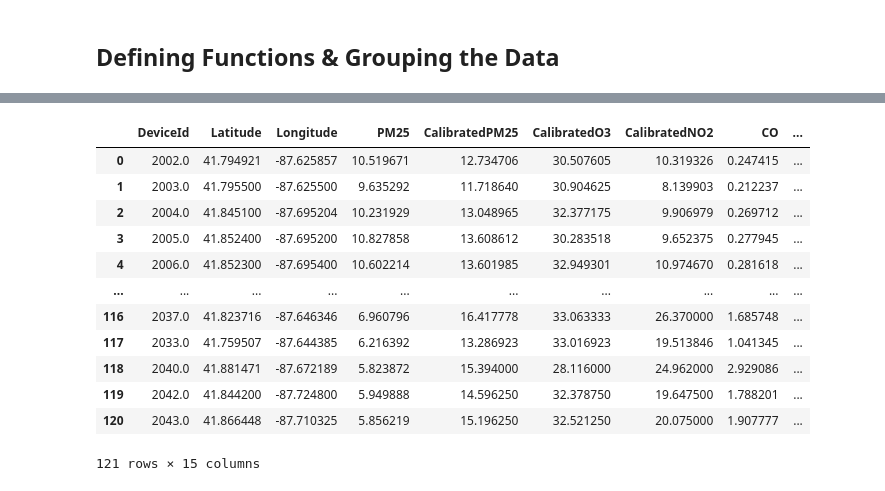
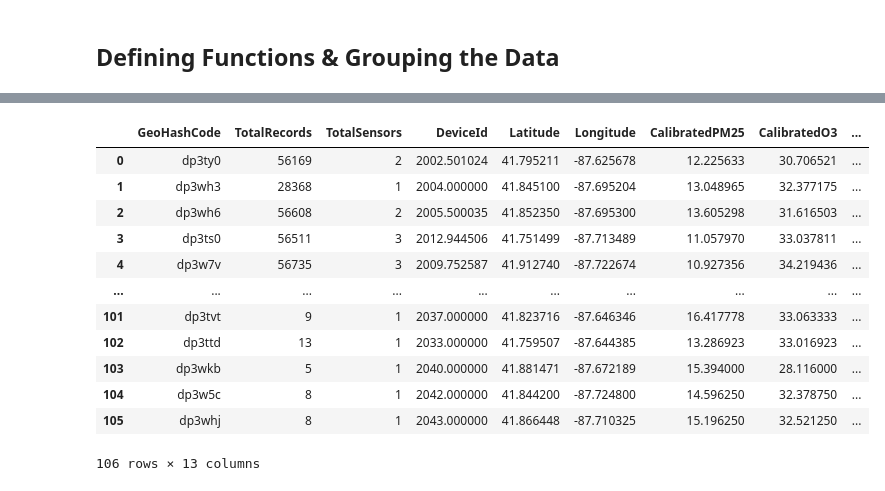
Before and after one commit to Dr-Isam-ALJAWARNEH/fds-project-geodevelopers, a Jupyter notebook: Minimum_Spanning_Tree_for_Optimizing_Pollution_Monitoring_Networks.ipynb, the cells around one changed output, grey strips where cells are left out. Drawn from its saved outputs; the diff is of its cells as text; code cells hidden in the pictures.

```diff
--- a/Minimum_Spanning_Tree_for_Optimizing_Pollution_Monitoring_Networks.ipynb
+++ b/Minimum_Spanning_Tree_for_Optimizing_Pollution_Monitoring_Networks.ipynb
@@ -245,8 +243,8 @@ See the caveats in the documentation: https://pandas.pydata.org/pandas-docs/stab
 # Min-Max Normalization
 pollution_columns = ['CalibratedPM25', 'CalibratedO3', 'CalibratedNO2']
 for col in pollution_columns:
-   Chicago_df[f'Normalized{col}'] = (Chicago_df[col] - Chicago_df[col].min()) / (Chicago_df[col].max() - Chicago_df[col].min())
+   Chicago_df.loc[:, f'Normalized{col}'] = (Chicago_df[col] - Chicago_df[col].min()) / (Chicago_df[col].max() - Chicago_df[col].min())
 # Combine normalized values into a pollution index
-Chicago_df['TotalNormalizedPollution'] = Chicago_df[[f'Normalized{col}' for col in pollution_columns]].sum(axis=1)
+Chicago_df.loc[:, 'TotalNormalizedPollution'] = Chicago_df[[f'Normalized{col}' for col in pollution_columns]].sum(axis=1)
 Chicago_df
 # %% [output]
@@ -289,13 +267,13 @@ See the caveats in the documentation: https://pandas.pydata.org/pandas-docs/stab
 def group_and_average(df_table, group_column):
    result_rows = []
    unique_values = df_table[group_column].dropna().unique()
-
    for val in unique_values:
        group_df_table = df_table[df_table[group_column] == val]
        avg_values = group_df_table.mean(numeric_only=True)
        avg_values[group_column] = val
+       avg_values['TotalRecords'] = len(group_df_table)
+       avg_values['TotalSensors'] = group_df_table['DeviceId'].nunique()
        result_rows.append(avg_values)
-
    result_df_table = pd.DataFrame(result_rows)
-   cols = [group_column] + [col for col in result_df_table.columns if col != group_column]
+   cols = [group_column, 'TotalRecords', 'TotalSensors'] + [col for col in result_df_table.columns if col not in [group_column, 'TotalRecords', 'TotalSensors']]
    return result_df_table[cols]
@@ -370,17 +497,17 @@ Pollution_By_Sensor
 # %%
-Pollution_By_Geohash = group_and_average(Chicago_df, "DeviceId")
+Pollution_By_Geohash = group_and_average(Chicago_df, "GeoHashCode")
 Pollution_By_Geohash
 # %% [output]
-|  | DeviceId | Latitude | Longitude | PM25 | CalibratedPM25 | CalibratedO3 | CalibratedNO2 | CO | ... |
-| 0 | 2002.0 | 41.794921 | -87.625857 | 10.519671 | 12.734706 | 30.507605 | 10.319326 | 0.247415 | ... |
-| 1 | 2003.0 | 41.795500 | -87.625500 | 9.635292 | 11.718640 | 30.904625 | 8.139903 | 0.212237 | ... |
-| 2 | 2004.0 | 41.845100 | -87.695204 | 10.231929 | 13.048965 | 32.377175 | 9.906979 | 0.269712 | ... |
-| 3 | 2005.0 | 41.852400 | -87.695200 | 10.827858 | 13.608612 | 30.283518 | 9.652375 | 0.277945 | ... |
-| 4 | 2006.0 | 41.852300 | -87.695400 | 10.602214 | 13.601985 | 32.949301 | 10.974670 | 0.281618 | ... |
+|  | GeoHashCode | TotalRecords | TotalSensors | DeviceId | Latitude | Longitude | CalibratedPM25 | CalibratedO3 | ... |
+| 0 | dp3ty0 | 56169 | 2 | 2002.501024 | 41.795211 | -87.625678 | 12.225633 | 30.706521 | ... |
+| 1 | dp3wh3 | 28368 | 1 | 2004.000000 | 41.845100 | -87.695204 | 13.048965 | 32.377175 | ... |
+| 2 | dp3wh6 | 56608 | 2 | 2005.500035 | 41.852350 | -87.695300 | 13.605298 | 31.616503 | ... |
+| 3 | dp3ts0 | 56511 | 3 | 2012.944506 | 41.751499 | -87.713489 | 11.057970 | 33.037811 | ... |
+| 4 | dp3w7v | 56735 | 3 | 2009.752587 | 41.912740 | -87.722674 | 10.927356 | 34.219436 | ... |
 | ... | ... | ... | ... | ... | ... | ... | ... | ... | ... |
-| 116 | 2037.0 | 41.823716 | -87.646346 | 6.960796 | 16.417778 | 33.063333 | 26.370000 | 1.685748 | ... |
-| 117 | 2033.0 | 41.759507 | -87.644385 | 6.216392 | 13.286923 | 33.016923 | 19.513846 | 1.041345 | ... |
-| 118 | 2040.0 | 41.881471 | -87.672189 | 5.823872 | 15.394000 | 28.116000 | 24.962000 | 2.929086 | ... |
-| 119 | 2042.0 | 41.844200 | -87.724800 | 5.949888 | 14.596250 | 32.378750 | 19.647500 | 1.788201 | ... |
-| 120 | 2043.0 | 41.866448 | -87.710325 | 5.856219 | 15.196250 | 32.521250 | 20.075000 | 1.907777 | ... |
+| 101 | dp3tvt | 9 | 1 | 2037.000000 | 41.823716 | -87.646346 | 16.417778 | 33.063333 | ... |
+| 102 | dp3ttd | 13 | 1 | 2033.000000 | 41.759507 | -87.644385 | 13.286923 | 33.016923 | ... |
+| 103 | dp3wkb | 5 | 1 | 2040.000000 | 41.881471 | -87.672189 | 15.394000 | 28.116000 | ... |
+| 104 | dp3w5c | 8 | 1 | 2042.000000 | 41.844200 | -87.724800 | 14.596250 | 32.378750 | ... |
+| 105 | dp3whj | 8 | 1 | 2043.000000 | 41.866448 | -87.710325 | 15.196250 | 32.521250 | ... |
-121 rows × 15 columns
+106 rows × 13 columns
```
Also changed, not shown: parts of 39 cells of this notebook.
